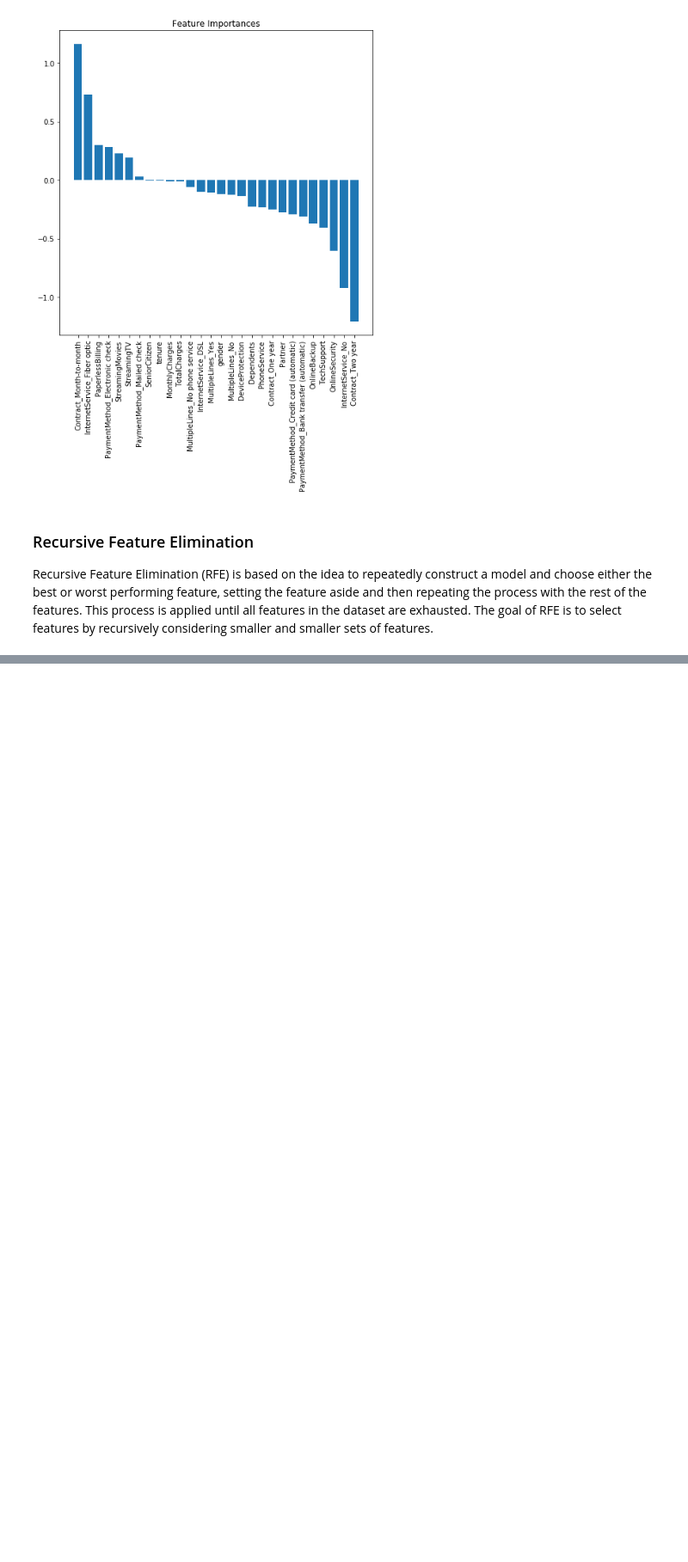
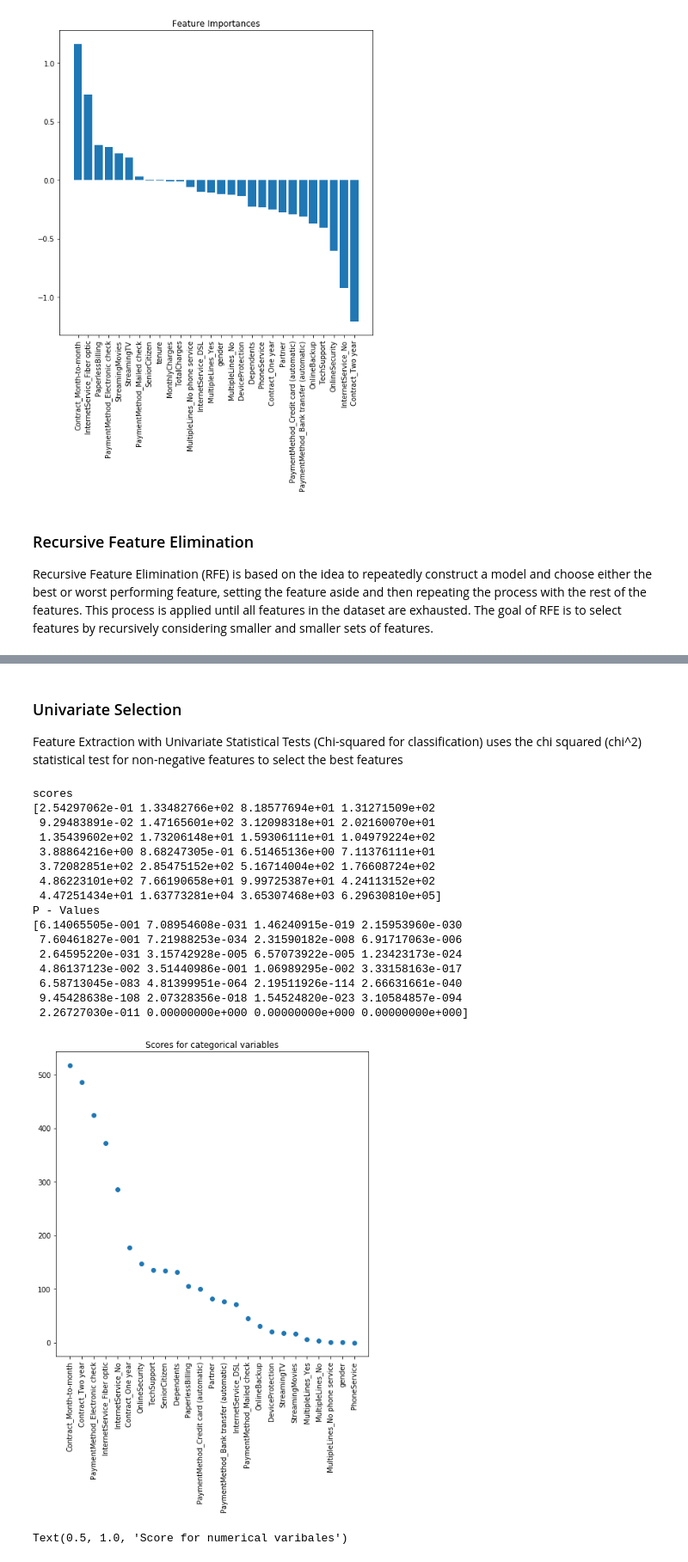
Before and after one commit to Carterbouley/Churn-prediction, a Jupyter notebook: CustomerAttrition.ipynb, the cells around one changed output, grey strips where cells are left out. Shown at 86% size. Drawn from its saved outputs; the diff is of its cells as text; code cells hidden in the pictures; blank space fills up the shorter version.

```diff
--- a/CustomerAttrition.ipynb
+++ b/CustomerAttrition.ipynb
@@ -519,0 +549,60 @@ NameError: name 'telcom' is not defined
+# %% [markdown]
+### Univariate Selection
+Feature Extraction with Univariate Statistical Tests (Chi-squared for classification)
+uses the chi squared (chi^2) statistical test for non-negative features to select the best features
+# %%
+from sklearn.feature_selection import chi2
+from sklearn.feature_selection import SelectKBest
+
+#select columns
+cols = [i for i in df.columns if i not in Id_col + target_col ]
+
+#dataframe with non negative values
+df_x = df_og[cols]
+df_y = df_og[target_col]
+
+#fit model with k= 3
+select = SelectKBest(score_func = chi2,k = 3)
+fit    = select.fit(df_x,df_y)
+
+#Summerize scores
+print ("scores")
+print (fit.scores_)
+print ("P - Values")
+print (fit.pvalues_)
+
+#create dataframe
+score = pd.DataFrame({"features":cols,"scores":fit.scores_,"p_values":fit.pvalues_ })
+score = score.sort_values(by = "scores" ,ascending =False)
+
+score["feature_type"] = np.where(score["features"].isin(num_cols),"Numerical","Categorical")
+
+plt.scatter(x = score[score["feature_type"] == "Categorical"]["features"],
+                    y = score[score["feature_type"] == "Categorical"]["scores"])
+plt.xticks(rotation=90)
+plt.title('Scores for categorical variables')
+plt.show()
+
+
+plt.bar(x = score[score["feature_type"] == "Numerical"]["features"],
+                height = score[score["feature_type"] == "Numerical"]["scores"])
+plt.title('Score for numerical varibales')
+# %% [output]
+scores
+[2.54297062e-01 1.33482766e+02 8.18577694e+01 1.31271509e+02
+ 9.29483891e-02 1.47165601e+02 3.12098318e+01 2.02160070e+01
+ 1.35439602e+02 1.73206148e+01 1.59306111e+01 1.04979224e+02
+ 3.88864216e+00 8.68247305e-01 6.51465136e+00 7.11376111e+01
+ 3.72082851e+02 2.85475152e+02 5.16714004e+02 1.76608724e+02
+ 4.86223101e+02 7.66190658e+01 9.99725387e+01 4.24113152e+02
+ 4.47251434e+01 1.63773281e+04 3.65307468e+03 6.29630810e+05]
+P - Values
+[6.14065505e-001 7.08954608e-031 1.46240915e-019 2.15953960e-030
+ 7.60461827e-001 7.21988253e-034 2.31590182e-008 6.91717063e-006
+ 2.64595220e-031 3.15742928e-005 6.57073922e-005 1.23423173e-024
+ 4.86137123e-002 3.51440986e-001 1.06989295e-002 3.33158163e-017
+ 6.58713045e-083 4.81399951e-064 2.19511926e-114 2.66631661e-040
+ 9.45428638e-108 2.07328356e-018 1.54524820e-023 3.10584857e-094
+ 2.26727030e-011 0.00000000e+000 0.00000000e+000 0.00000000e+000]
+[figure, added]
+Text(0.5, 1.0, 'Score for numerical varibales')
```
Also changed, not shown: parts of 7 cells of this notebook.
